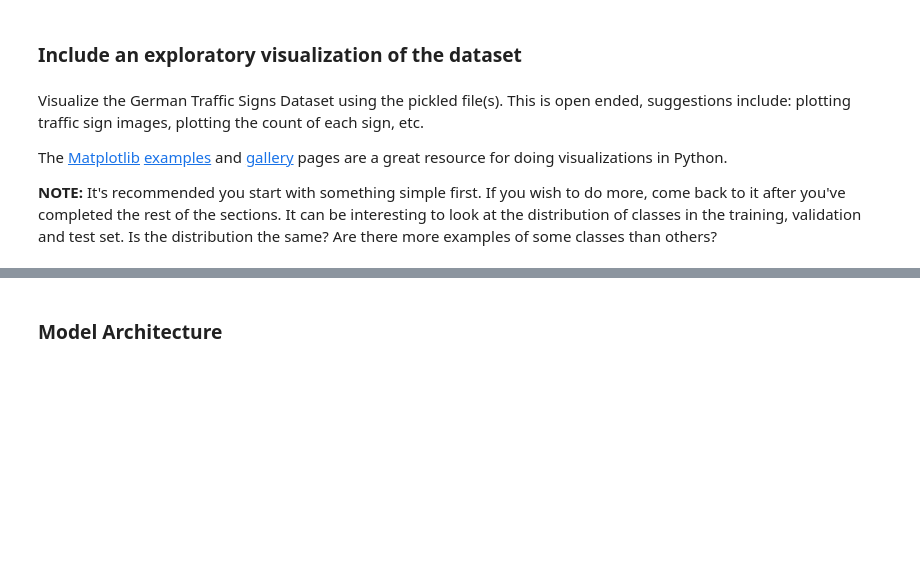
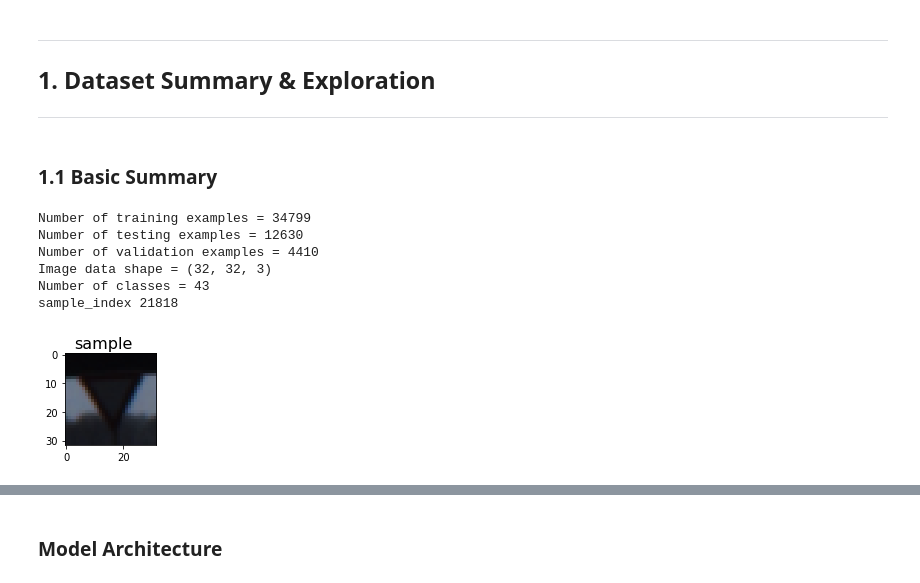
Before and after one commit to jinhuangpublic/sdcnd-udacity, a Jupyter notebook: project03 traffic sign classifier/main.ipynb, the cells around one changed output, grey strips where cells are left out. Drawn from its saved outputs; the diff is of its cells as text; code cells hidden in the pictures; blank space fills up the shorter version.

```diff
--- a/project03 traffic sign classifier/main.ipynb
+++ b/project03 traffic sign classifier/main.ipynb
@@ -47,6 +49,9 @@ import random
 # %%
-def show_image(image, title="One Image", cmap=None):
-    f, ax1 = plt.subplots(1, 1, figsize=(14, 9))
+# --------------------------------------
+# Helper Functions
+# --------------------------------------
+def show_image(image, title="One Image", cmap=None, figsize=(14, 9)):
+    f, ax1 = plt.subplots(1, 1, figsize=figsize)
     f.suptitle(title, fontsize=16)
     f.tight_layout()
     ax1.imshow(image, cmap=cmap)
@@ -150,8 +85,0 @@ print("Number of classes =", n_classes)
-# %% [markdown]
-### Include an exploratory visualization of the dataset
-# %% [markdown]
-Visualize the German Traffic Signs Dataset using the pickled file(s). This is open ended, suggestions include: plotting traffic sign images, plotting the count of each sign, etc.
-
-The [Matplotlib](http://matplotlib.org/) [examples](http://matplotlib.org/examples/index.html) and [gallery](http://matplotlib.org/gallery.html) pages are a great resource for doing visualizations in Python.
-
-**NOTE:** It's recommended you start with something simple first. If you wish to do more, come back to it after you've completed the rest of the sections. It can be interesting to look at the distribution of classes in the training, validation and test set. Is the distribution the same? Are there more examples of some classes than others?
@@ -163,0 +86,41 @@ import matplotlib.pyplot as plt
+# %% [markdown]
+---
+
+## 1. Dataset Summary & Exploration
+
+---
+# %% [markdown]
+### 1.1 Basic Summary
+# %%
+n_train = X_train.shape[0]
+n_valid = X_valid.shape[0]
+n_test = X_test.shape[0]
+
+sample_index = random.randint(0, n_train)
+sample_image = X_train[sample_index, :, :, :]
+image_shape = sample_image.shape
+
+n_classes = np.unique(y_train).shape[0]
+
+sign_names = pd.Series.from_csv("signnames.csv", header=0).to_dict()
+sign_names_arr = []
+for i in range(len(sign_names)):
+    sign_names_arr.append(sign_names[i])
+
+
+print("Number of training examples =", n_train)
+print("Number of testing examples =", n_test)
+print("Number of validation examples =", n_valid)
+print("Image data shape =", image_shape)
+print("Number of classes =", n_classes)
+
+print("sample_index", sample_index)
+show_image(sample_image, figsize=(2, 2), title="sample")
+# %% [output]
+Number of training examples = 34799
+Number of testing examples = 12630
+Number of validation examples = 4410
+Image data shape = (32, 32, 3)
+Number of classes = 43
+sample_index 21818
+[figure, added]
```
Also changed, not shown: parts of 24 cells of this notebook, 6 other files.
